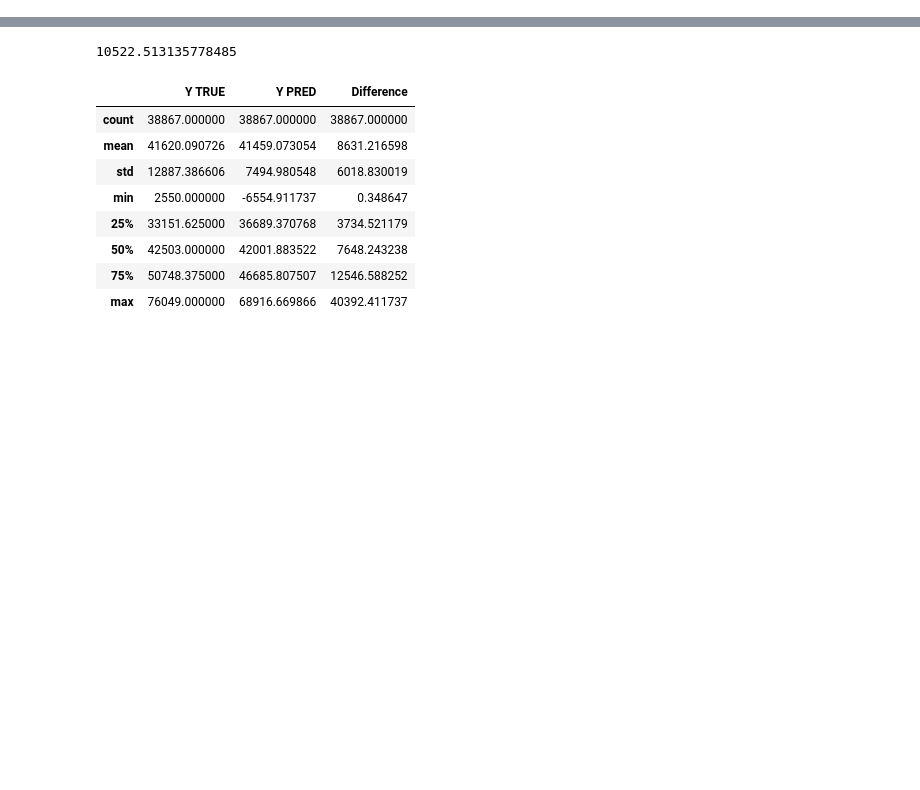
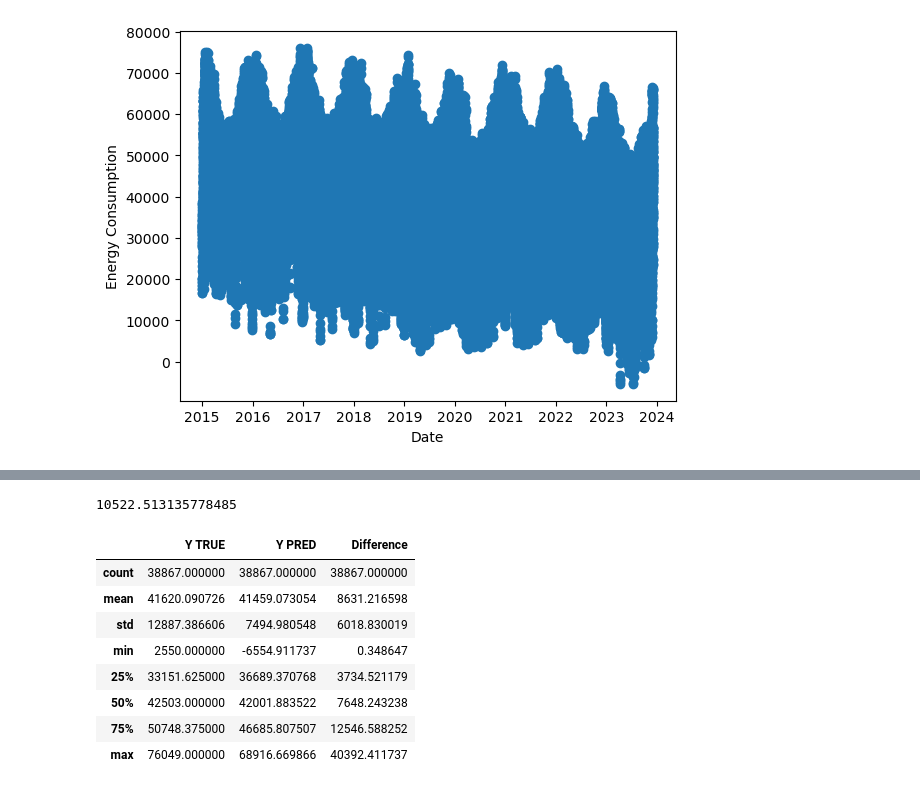
Before and after one commit to maxlautenbach/data-quadrat, a Jupyter notebook: data_collection.ipynb, the cells around one changed output, grey strips where cells are left out. Drawn from its saved outputs; the diff is of its cells as text; code cells hidden in the pictures; blank space fills up the shorter version.

Commit message:
Plotting distribution of target

```diff
--- a/data_collection.ipynb
+++ b/data_collection.ipynb
@@ -37,3 +38,10 @@ residual_load_dataset
+# %%
+plt.scatter(residual_load_dataset.index, residual_load_dataset["Energy Consumption"])
+plt.xlabel("Date")
+plt.ylabel("Energy Consumption")
+plt.show()
+# %% [output]
+[figure, added]
 # %%
 def extract_dwd_data(residual_load_dataset, station_id):
 
```
Also changed, not shown: parts of 2 cells of this notebook.
